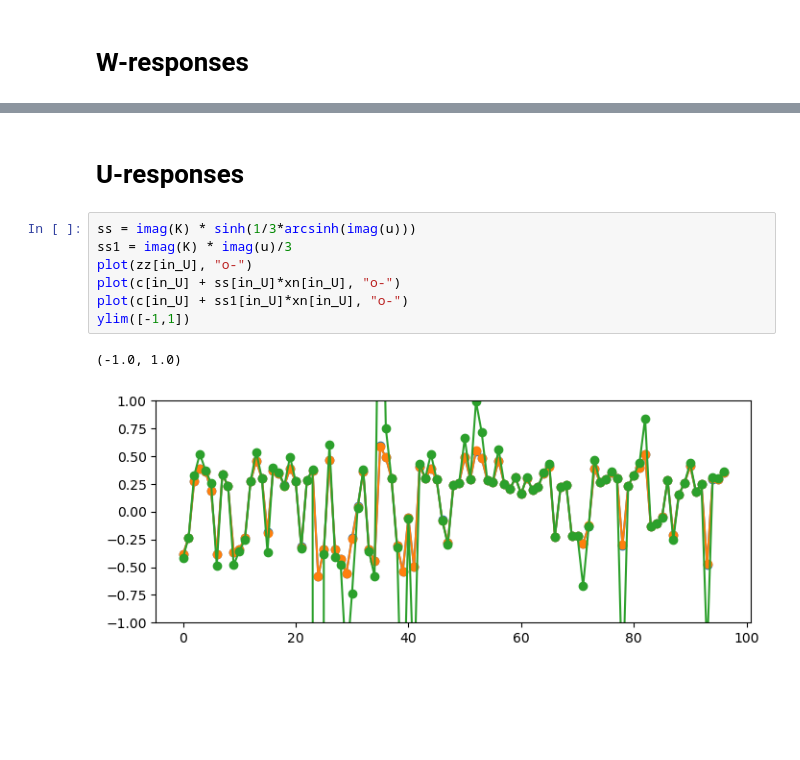
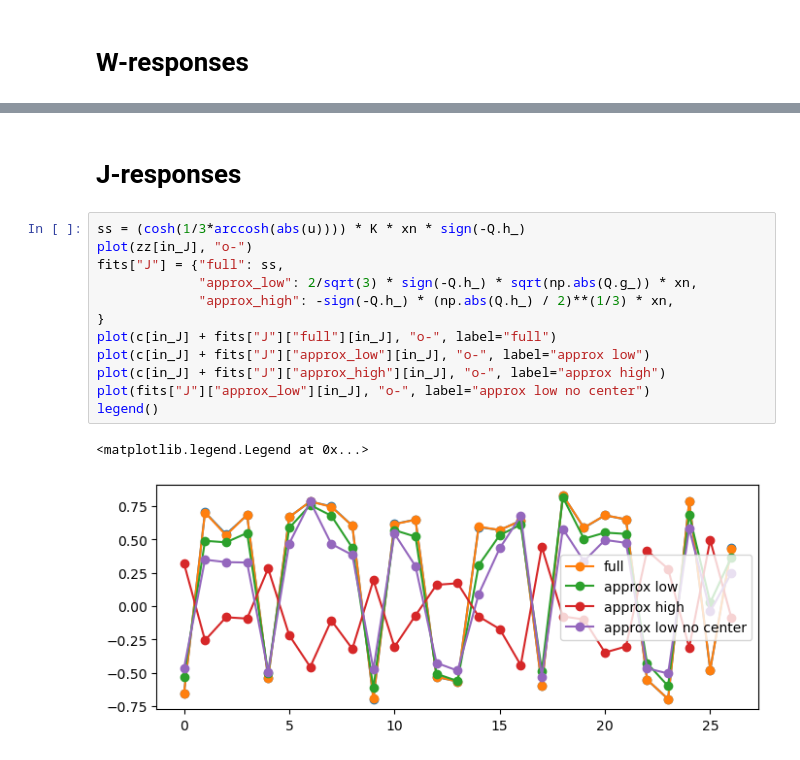
Before and after one commit to stootoon/glom-io-transform-release, a Jupyter notebook: model_fitting/explain_diag.ipynb, the cells around one changed output, grey strips where cells are left out. Cells and saved outputs as stored; diff of their text form; blank space fills up the shorter version.

```diff
--- a/model_fitting/explain_diag.ipynb
+++ b/model_fitting/explain_diag.ipynb
@@ -206,12 +117,17 @@ plot(c[in_V] + ss[in_V], "o-")
-# %% [markdown]
-# U-responses
-# %%
-ss = imag(K) * sinh(1/3*arcsinh(imag(u)))
-ss1 = imag(K) * imag(u)/3
-plot(zz[in_U], "o-")
-plot(c[in_U] + ss[in_U]*xn[in_U], "o-")
-plot(c[in_U] + ss1[in_U]*xn[in_U], "o-")
-ylim([-1,1])
-# %% [output]
-(-1.0, 1.0)
-[figure, removed]
+# %% [markdown]
+# J-responses
+# %%
+ss = (cosh(1/3*arccosh(abs(u)))) * K * xn * sign(-Q.h_)
+plot(zz[in_J], "o-")
+fits["J"] = {"full": ss,
+             "approx_low": 2/sqrt(3) * sign(-Q.h_) * sqrt(np.abs(Q.g_)) * xn,
+             "approx_high": -sign(-Q.h_) * (np.abs(Q.h_) / 2)**(1/3) * xn,
+}
+plot(c[in_J] + fits["J"]["full"][in_J], "o-", label="full")
+plot(c[in_J] + fits["J"]["approx_low"][in_J], "o-", label="approx low")
+plot(c[in_J] + fits["J"]["approx_high"][in_J], "o-", label="approx high")
+plot(fits["J"]["approx_low"][in_J], "o-", label="approx low no center")
+legend()
+# %% [output]
+<matplotlib.legend.Legend at 0x...>
+[figure, added]
```
Also changed, not shown: parts of 9 cells of this notebook, 2 other files.
